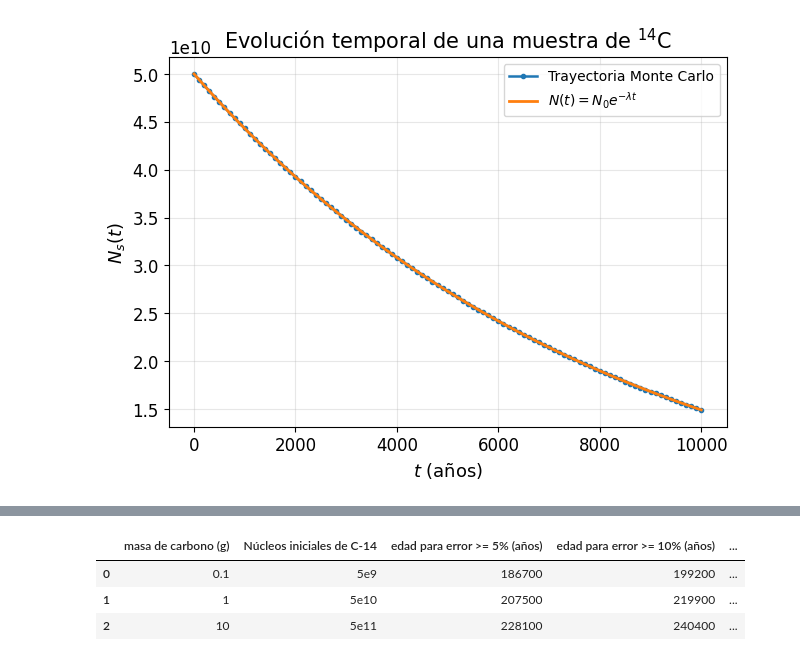
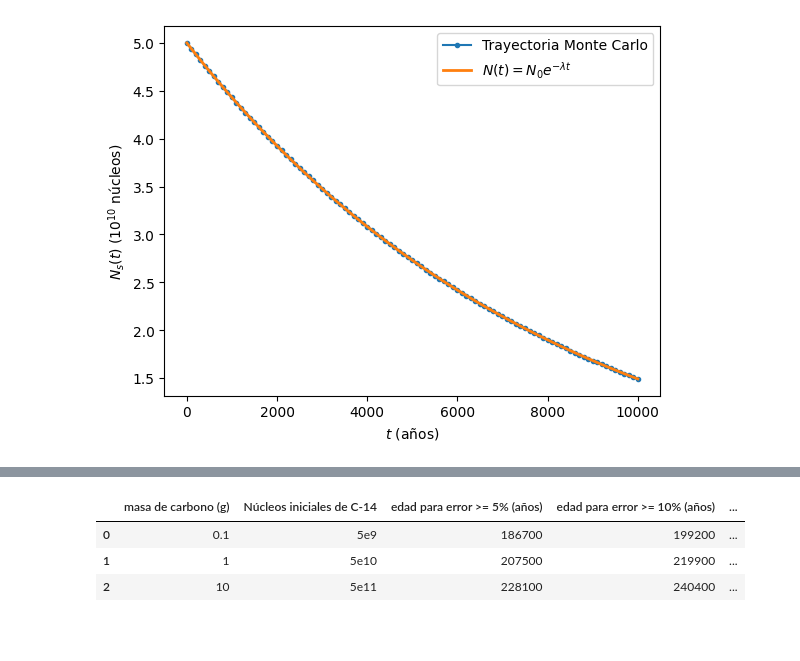
Before and after one commit to Diesolng7/Simulaci-n-Monte-Carlo-de-procesos-de-desintegraci-n-radiactiva-aplicada-a-la-dataci-n-radiom-trica, a Jupyter notebook: LÁTEX/TAREA8/C14.ipynb, the cells around one changed output, grey strips where cells are left out. Drawn from its saved outputs; the diff is of its cells as text; code cells hidden in the pictures; blank space fills up the shorter version.

```diff
--- a/LÁTEX/TAREA8/C14.ipynb
+++ b/LÁTEX/TAREA8/C14.ipynb
@@ -23,48 +23,64 @@ t_1 = np.arange(u1 + 1) * dt1
 Np1 = np.zeros(u1 + 1)
 
 # Condición inicial
 N1 = n0
 Np1[0] = N1
 
 # Probabilidad de supervivencia en cada intervalo dt
 q_step = np.exp(-Lambda * dt1)
 
 # Simulación Monte Carlo: una trayectoria
 for j in range(1, u1 + 1):
     N1 = np.random.binomial(N1, q_step)
     Np1[j] = N1
 
 # Curva teórica
 Np_teorico_1 = n0 * np.exp(-Lambda * t_1)
 
 
 
 #### GRÁFICA DE UNA TRAYECTORIA
 
+
+
+escala = 1.0e10
+
+plt.plot(
+    t_1,
+    Np1 / escala,
+    'o-',
+    markersize=3,
+    label='Trayectoria Monte Carlo'
+)
+
+plt.plot(
+    t_1,
+    Np_teorico_1 / escala,
+    '-',
+    linewidth=2,
+    label=r'$N(t)=N_0e^{-\lambda t}$'
+)
+
+plt.xlabel(r'$t$ (años)')
+plt.ylabel(r'$N_s(t)$ ($10^{10}$ núcleos)')
+
+plt.legend()
+
+
+plt.savefig('E1_trayectoria_C14.png', dpi=300, bbox_inches='tight')
+plt.show()
+
 plt.rcParams.update({
     "font.size": 13,
-    "axes.titlesize": 15,
-    "axes.labelsize": 13,
+    "axes.titlesize": 16,
+    "axes.labelsize": 18,
     "xtick.labelsize": 12,
     "ytick.labelsize": 12,
-    "legend.fontsize": 10,
+    "legend.fontsize": 18,
     "figure.figsize": (7.2, 4.8),
     "axes.grid": False,
     "lines.linewidth": 1.8
 })
-
-
-plt.plot(t_1, Np1, 'o-', markersize=3, label='Trayectoria Monte Carlo')
-plt.plot(t_1, Np_teorico_1, '-', linewidth=2, label=r"$N(t)=N_0e^{-\lambda t}$")
-
-plt.xlabel('$t$ (años)')
-plt.ylabel('$N_s(t)$')
-plt.title('Evolución temporal de una muestra de $^{14}$C')
-plt.legend()
-plt.grid(True, alpha=0.3)
-
-plt.savefig('E1_trayectoria_C14.png', dpi=300, bbox_inches='tight')
-plt.show()
 # %% [output]
-[figure, old version]
+[figure, new version]
 # %%
```
Also changed, not shown: parts of 3 cells of this notebook, 56 other files.
